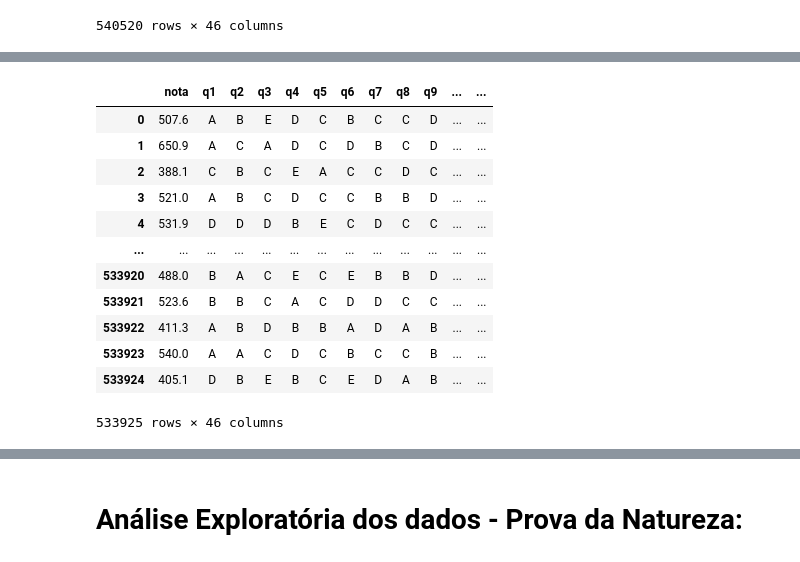
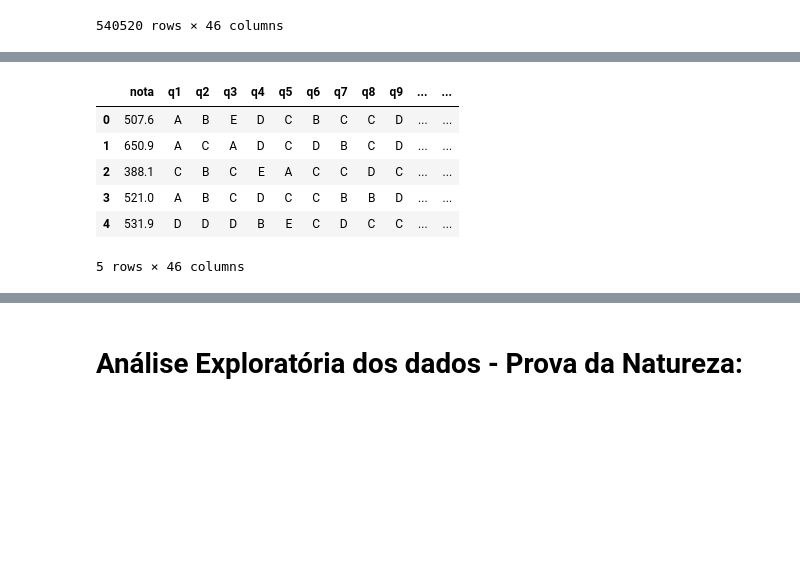
Before and after one commit to Gus-1003/Projeto_Pesquisa_Enem, a Jupyter notebook: Análise_Natureza_Enem2021.ipynb, the cells around one changed output, grey strips where cells are left out. Saved outputs shown, nothing was run; the diff lists cells and outputs as text; code cells hidden in the pictures; blank space fills up the shorter version.

```diff
--- a/Análise_Natureza_Enem2021.ipynb
+++ b/Análise_Natureza_Enem2021.ipynb
@@ -606,28 +586,20 @@ enem2021azul
 # %%
-enem2021amarela = enem2021amarela.rename(columns={'NU_NOTA_CN': 'nota'})
-
 enem2021azul = enem2021azul.rename(columns={'q42': 'q1', 'q43': 'q2', 'q44': 'q3', 'q45': 'q4', 'q37': 'q5',
                                                  'q38': 'q6', 'q39': 'q7', 'q40': 'q8', 'q41': 'q9', 'q31': 'q10',
                                                  'q32': 'q11', 'q33': 'q12', 'q16': 'q13', 'q17': 'q14', 'q36': 'q15',
                                                  'q34': 'q16', 'q35': 'q17', 'q26': 'q18', 'q27': 'q19', 'q28': 'q20',
                                                  'q9': 'q21', 'q10': 'q22', 'q11': 'q23', 'q29': 'q24', 'q30': 'q25',
                                                  'q18': 'q26', 'q19': 'q27', 'q20': 'q28', 'q13': 'q29', 'q14': 'q30',
                                                  'q15': 'q31', 'q21': 'q32', 'q22': 'q33', 'q23': 'q34', 'q24': 'q35',
                                                  'q25': 'q36', 'q12': 'q37', 'q4': 'q38', 'q5': 'q39', 'q6': 'q40',
                                                  'q7': 'q41', 'q8': 'q42', 'q1': 'q43', 'q2': 'q44', 'q3': 'q45', 'NU_NOTA_CN': 'nota'}).reset_index(drop=True)
+
+enem2021azul.head()
+# %% [output]
+|  | nota | q1 | q2 | q3 | q4 | q5 | q6 | q7 | q8 | q9 | ... | ... |
+| 0 | 507.6 | A | B | E | D | C | B | C | C | D | ... | ... |
+| 1 | 650.9 | A | C | A | D | C | D | B | C | D | ... | ... |
+| 2 | 388.1 | C | B | C | E | A | C | C | D | C | ... | ... |
+| 3 | 521.0 | A | B | C | D | C | C | B | B | D | ... | ... |
+| 4 | 531.9 | D | D | D | B | E | C | D | C | C | ... | ... |
+5 rows × 46 columns
-# %%
-enem2021azul
-# %% [output]
-|  | nota | q1 | q2 | q3 | q4 | q5 | q6 | q7 | q8 | q9 | ... | ... |
-| 0 | 507.6 | A | B | E | D | C | B | C | C | D | ... | ... |
-| 1 | 650.9 | A | C | A | D | C | D | B | C | D | ... | ... |
-| 2 | 388.1 | C | B | C | E | A | C | C | D | C | ... | ... |
-| 3 | 521.0 | A | B | C | D | C | C | B | B | D | ... | ... |
-| 4 | 531.9 | D | D | D | B | E | C | D | C | C | ... | ... |
-| ... | ... | ... | ... | ... | ... | ... | ... | ... | ... | ... | ... | ... |
-| 533920 | 488.0 | B | A | C | E | C | E | B | B | D | ... | ... |
-| 533921 | 523.6 | B | B | C | A | C | D | D | C | C | ... | ... |
-| 533922 | 411.3 | A | B | D | B | B | A | D | A | B | ... | ... |
-| 533923 | 540.0 | A | A | C | D | C | B | C | C | B | ... | ... |
-| 533924 | 405.1 | D | B | E | B | C | E | D | A | B | ... | ... |
-533925 rows × 46 columns
```
Also changed, not shown: parts of 36 cells of this notebook.
